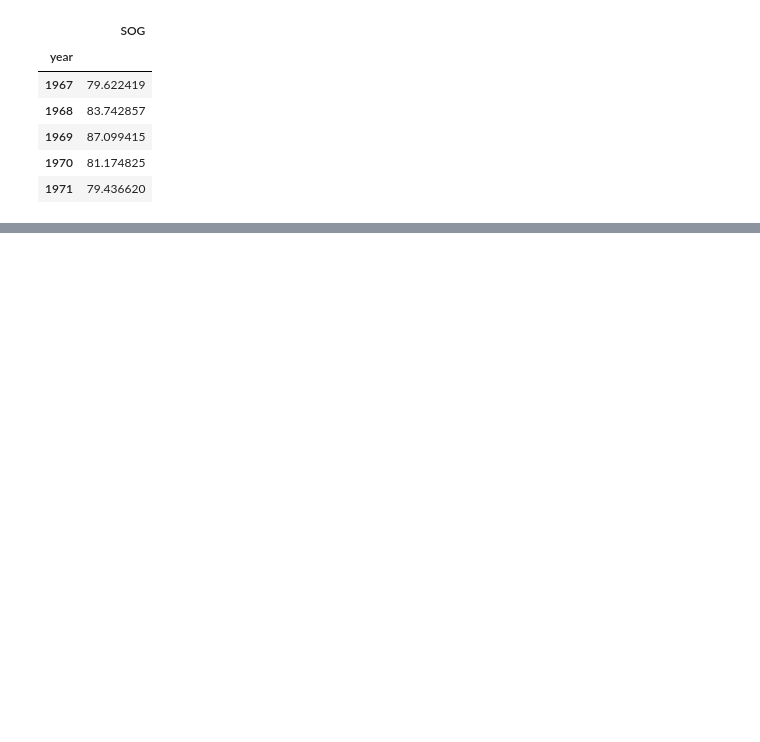
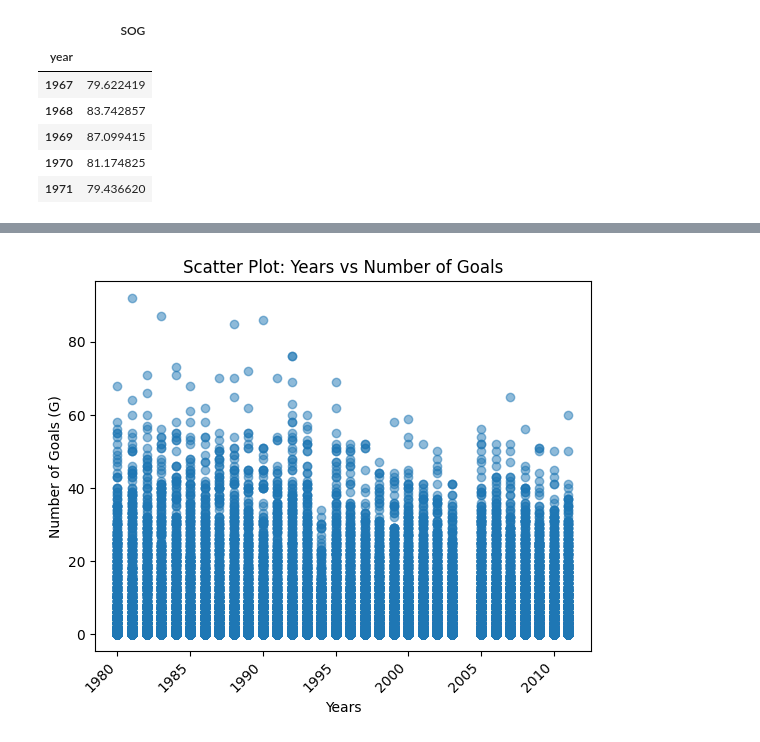
Before and after one commit to samwallach7/Project1-DELTS, a Jupyter notebook: project_1.ipynb, the cells around one changed output, grey strips where cells are left out. Drawn from its saved outputs; the diff is of its cells as text; code cells hidden in the pictures; blank space fills up the shorter version.

```diff
--- a/project_1.ipynb
+++ b/project_1.ipynb
@@ -70,0 +132,9 @@ plt.show()
+# %%
+plt.scatter(filtered_years.index, filtered_years['G'], alpha=0.5)
+plt.xlabel('Years')
+plt.ylabel('Number of Goals (G)')
+plt.title('Scatter Plot: Years vs Number of Goals')
+plt.xticks(rotation=45, ha='right')
+plt.show()
+# %% [output]
+[figure, added]
```
Also changed, not shown: parts of 7 cells of this notebook.
